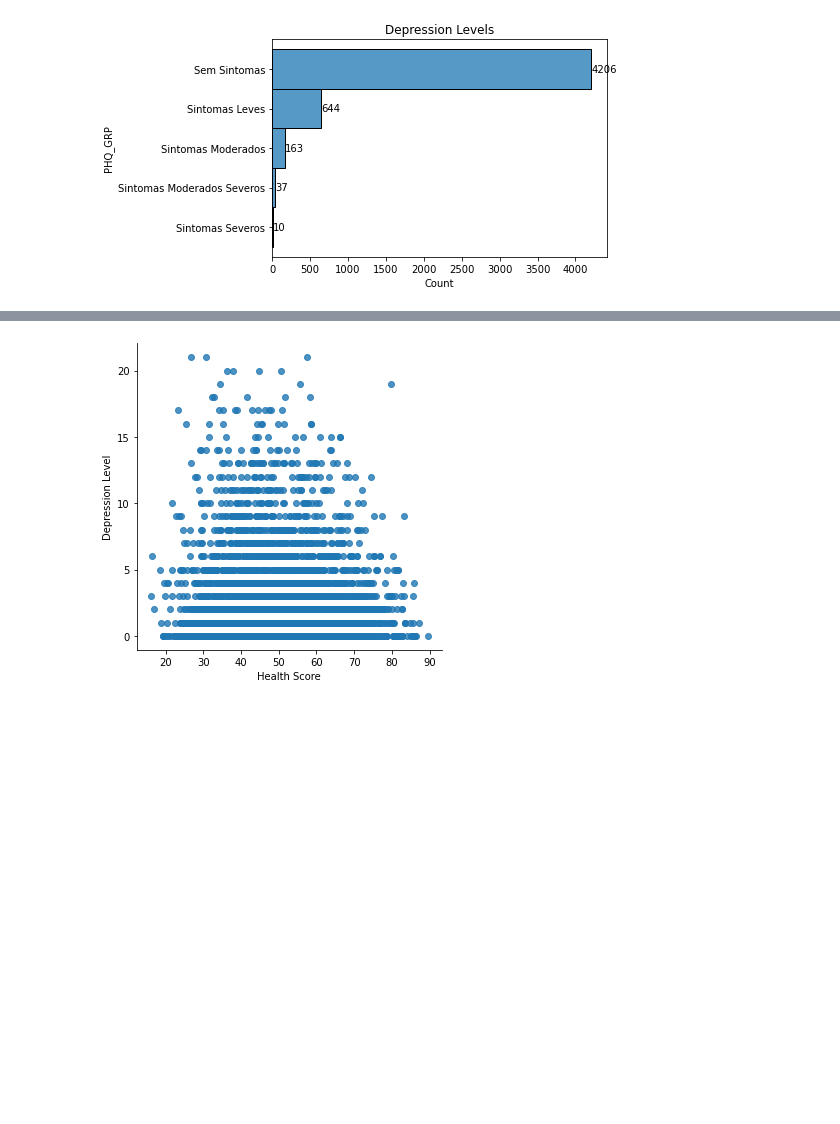
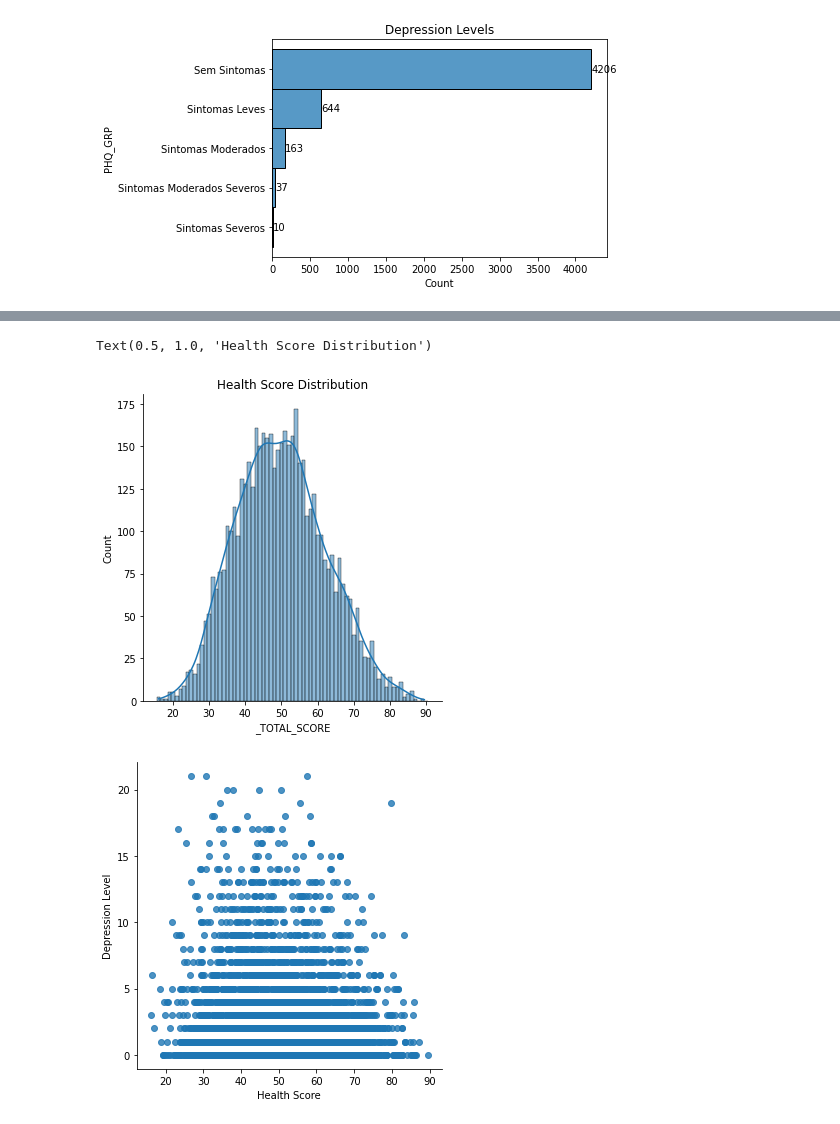
Before and after one commit to onemarcos/Tera-Jupyter-Notebook, a Jupyter notebook: Desafio Inferência/Desafio Inferência.ipynb, the cells around one changed output, grey strips where cells are left out. Cells and saved outputs as stored; diff of their text form; code cells hidden in the pictures; blank space fills up the shorter version.

```diff
--- a/Desafio Inferência/Desafio Inferência.ipynb
+++ b/Desafio Inferência/Desafio Inferência.ipynb
@@ -174 +177,8 @@ Text(0.5, 1.0, 'Depression Levels')
+# %%
+health_level = df_clean['_TOTAL_SCORE']
+sns.displot(health_level, discrete = True, kde = True)
+plt.title("Health Score Distribution")
+# %% [output]
+Text(0.5, 1.0, 'Health Score Distribution')
+[figure, added]
 # %%
```
Also changed, not shown: parts of 21 cells of this notebook, 1 other file.
